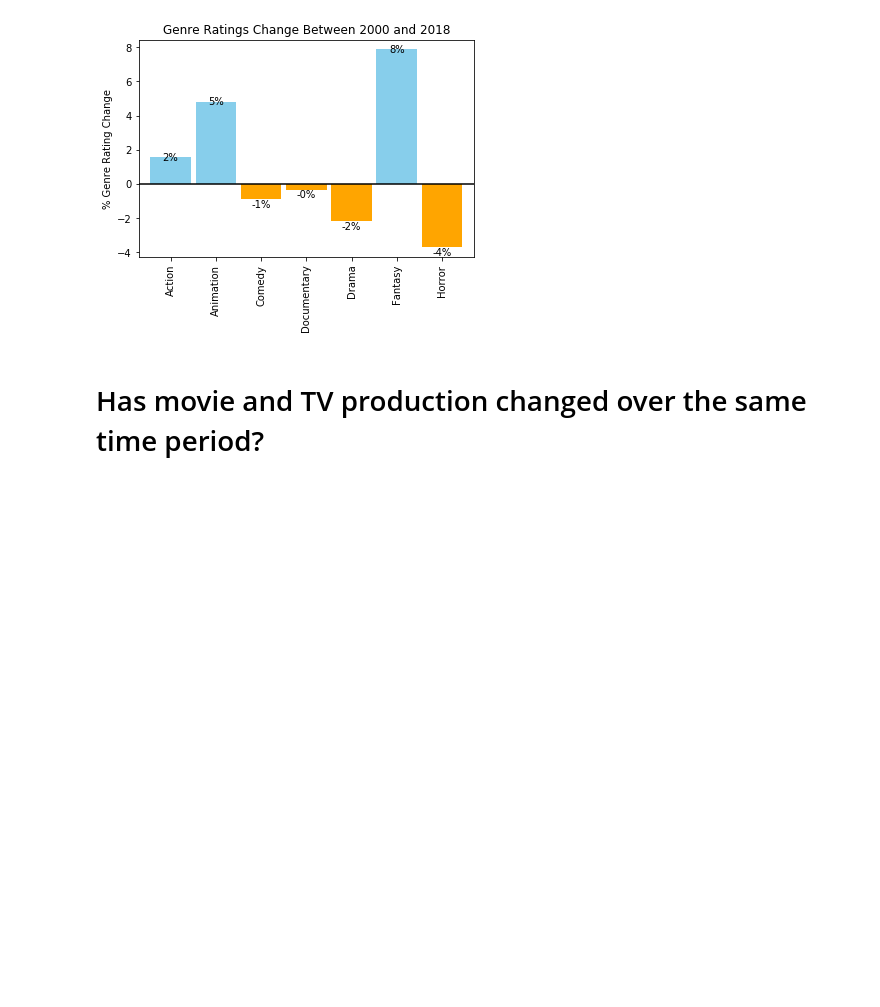
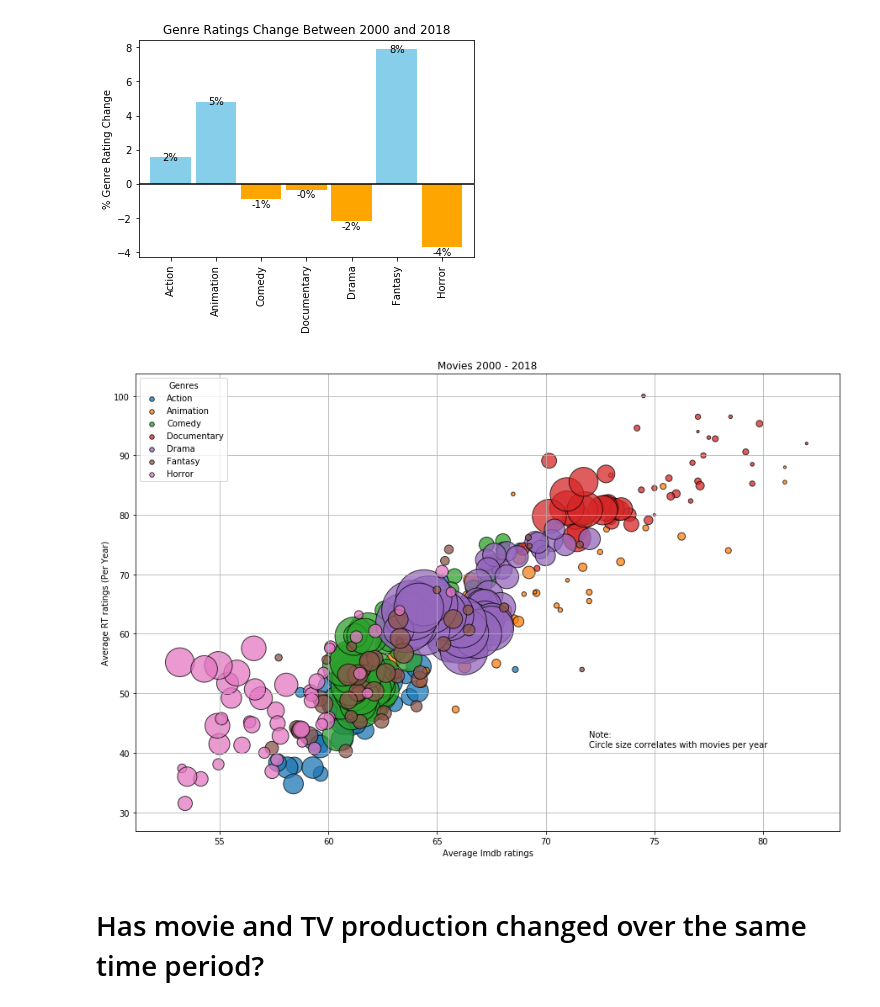
Before and after one commit to bethanylindberg/Have-Streaming-Services-Killed-Cinema, a Jupyter notebook: Data_Exploration.ipynb, the cells around one changed output. Saved outputs shown, nothing was run; the diff lists cells and outputs as text; code cells hidden in the pictures; blank space fills up the shorter version.

Commit message:
Bubble chart

```diff
--- a/Data_Exploration.ipynb
+++ b/Data_Exploration.ipynb
@@ -168,6 +168,46 @@ add_value_labels(ax)
 plt.savefig('.\\Output\\genreratingchangebar.png')
 # %% [output]
 [figure]
+# %%
+#Set up for loop
+#Counter is used to move sequentially through the lists
+plt.figure(figsize = (15,10))
+genres = ['Action','Animation','Comedy','Documentary','Drama','Fantasy','Horror']
+counter = 0
+
+for genre in genres:
+    plt.scatter(genredata.loc[genredata["Genre"]==genres[counter]].groupby("Year")["imdbRating2"].mean(),\
+                genredata.loc[genredata["Genre"]==genres[counter]].groupby("Year")["RT_Ratings2"].mean(),\
+                s=genredata.loc[genredata["Genre"]==genres[counter]].groupby("Year")["Title"].count()*10,\
+                marker="o",alpha=.75,edgecolors ="k",label=genres[counter])
+    counter +=1
+
+# Incorporate the other graph properties
+plt.title("Movies 2000 - 2018")
+plt.ylabel("Average RT ratings (Per Year)")
+plt.xlabel("Average Imdb ratings")
+plt.grid(True)
+
+# Create a legend
+lgnd = plt.legend(loc=0,title="Genres")
+
+#The below makes the legend bubbles all the same size
+lgnd.legendHandles[0]._sizes = [30]
+lgnd.legendHandles[1]._sizes = [30]
+lgnd.legendHandles[2]._sizes = [30]
+lgnd.legendHandles[3]._sizes = [30]
+lgnd.legendHandles[4]._sizes = [30]
+lgnd.legendHandles[5]._sizes = [30]
+lgnd.legendHandles[6]._sizes = [30]
+
+#Incorporate a text label regarding circle size
+#Note:This does not show if using %Matplotlib Notebook
+plt.text(72,41,"Note:\nCircle size correlates with movies per year")
+
+# Save Figure
+plt.savefig('.\\Output\\ratingbubble.png')
+# %% [output]
+[figure, added]
 # %% [markdown]
 # Has movie and TV production changed over the same time period?
 # %%
```
Also changed, not shown: 1 other file.
